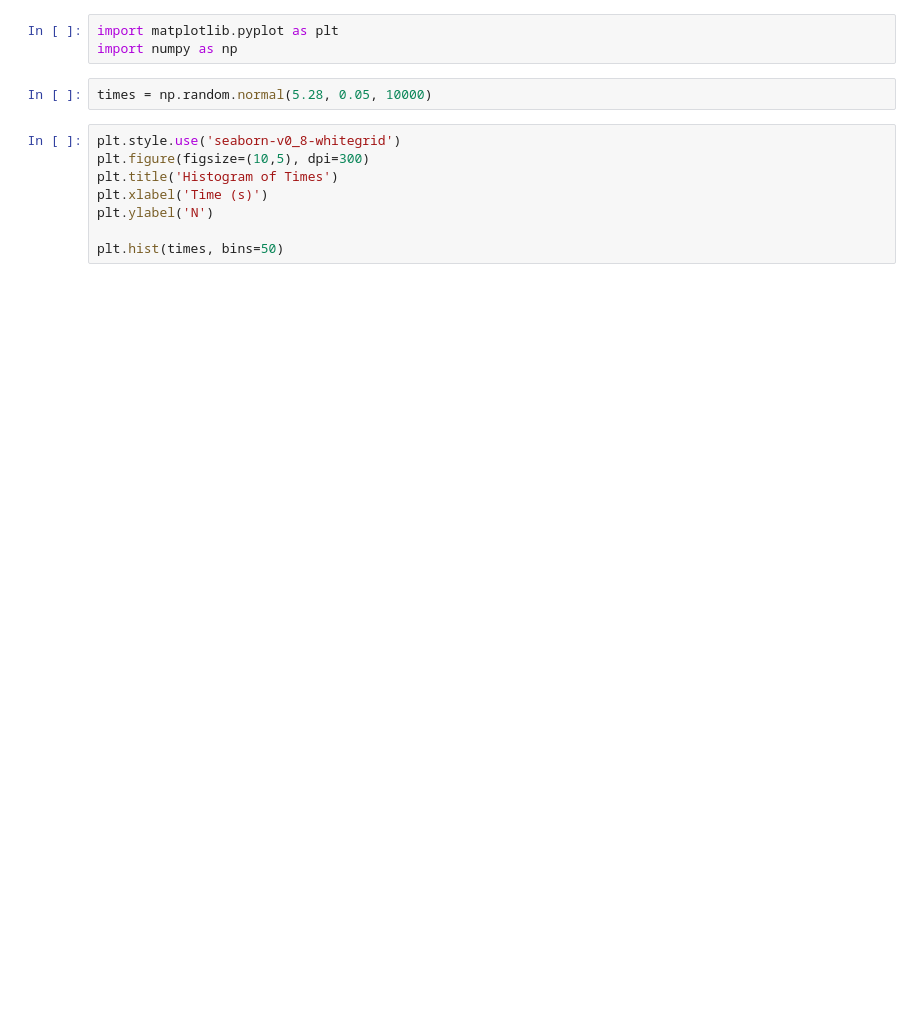
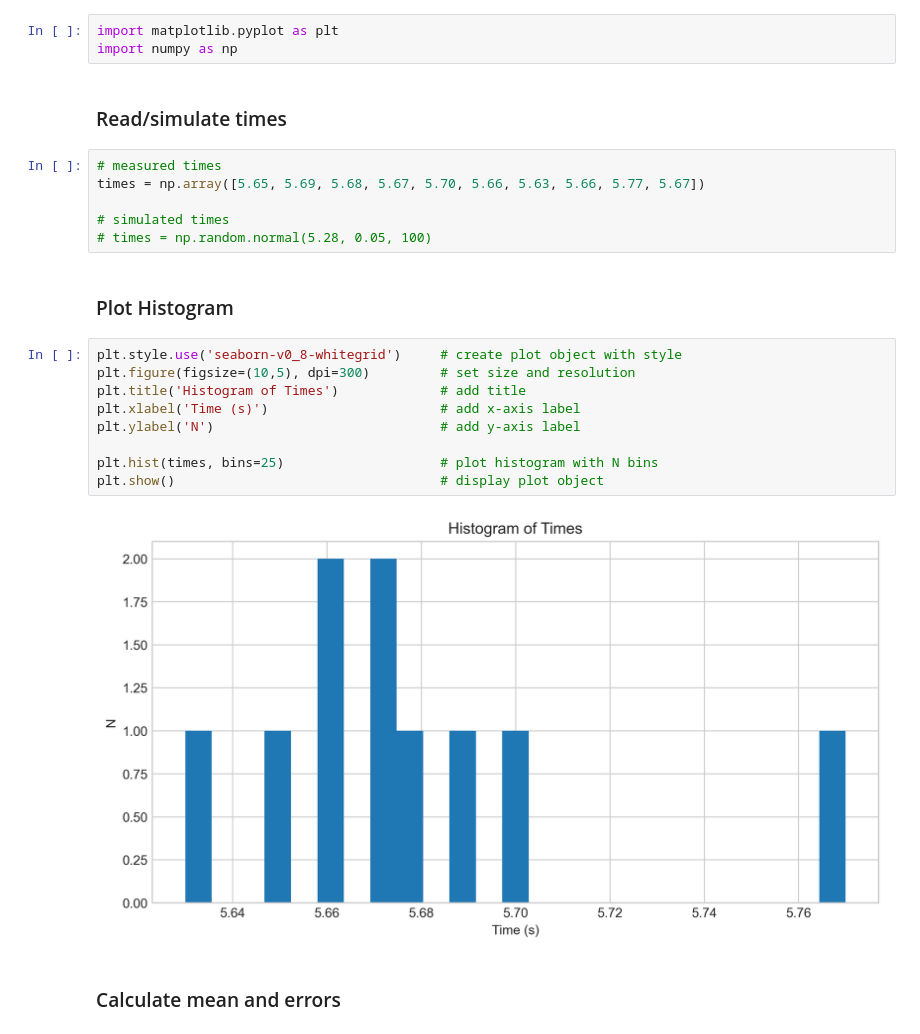
Before and after one commit to bylands/physicslab, a Jupyter notebook: histogram.ipynb, the cells around one changed output. Saved outputs shown, nothing was run; the diff lists cells and outputs as text; blank space fills up the shorter version.

```diff
--- a/histogram.ipynb
+++ b/histogram.ipynb
@@ -1,14 +3,27 @@
 # %%
 import matplotlib.pyplot as plt
 import numpy as np
-# %%
-times = np.random.normal(5.28, 0.05, 10000)
+# %% [markdown]
+### Read/simulate times
+# %%
+# measured times
+times = np.array([5.65, 5.69, 5.68, 5.67, 5.70, 5.66, 5.63, 5.66, 5.77, 5.67])
+
+# simulated times
+# times = np.random.normal(5.28, 0.05, 100)
+# %% [markdown]
+### Plot Histogram
 # %%
-plt.style.use('seaborn-v0_8-whitegrid')
-plt.figure(figsize=(10,5), dpi=300)
-plt.title('Histogram of Times')
-plt.xlabel('Time (s)')
-plt.ylabel('N')
+plt.style.use('seaborn-v0_8-whitegrid')     # create plot object with style
+plt.figure(figsize=(10,5), dpi=300)         # set size and resolution
+plt.title('Histogram of Times')             # add title
+plt.xlabel('Time (s)')                      # add x-axis label
+plt.ylabel('N')                             # add y-axis label
 
-plt.hist(times, bins=50)
+plt.hist(times, bins=25)                    # plot histogram with N bins
+plt.show()                                  # display plot object
+# %% [output]
+[figure, added]
+# %% [markdown]
+### Calculate mean and errors
 # %%
```
Also changed, not shown: parts of 4 cells of this notebook, 1 other file.
